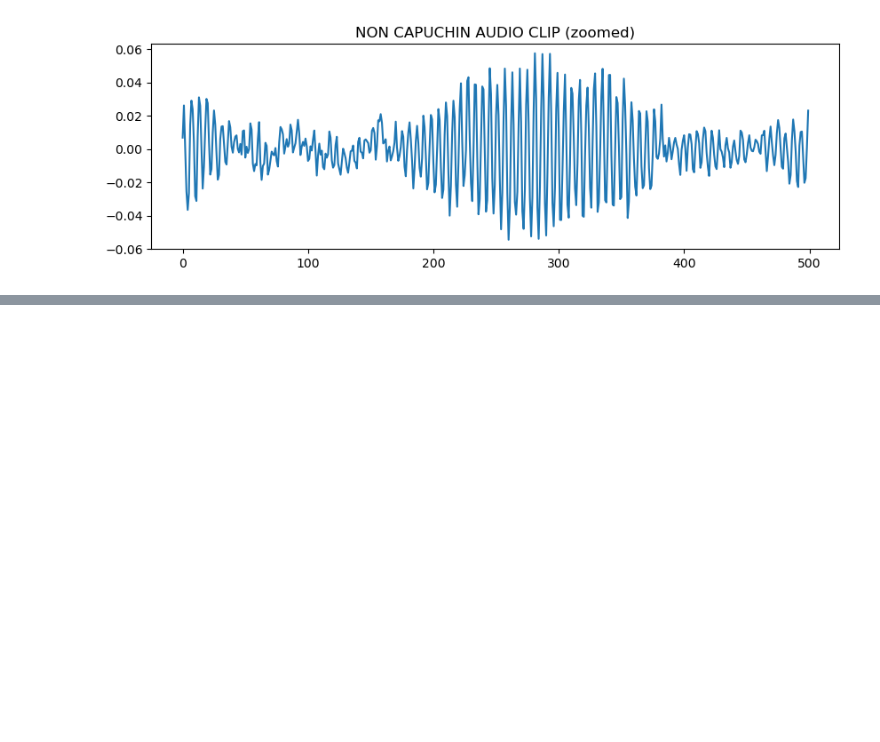
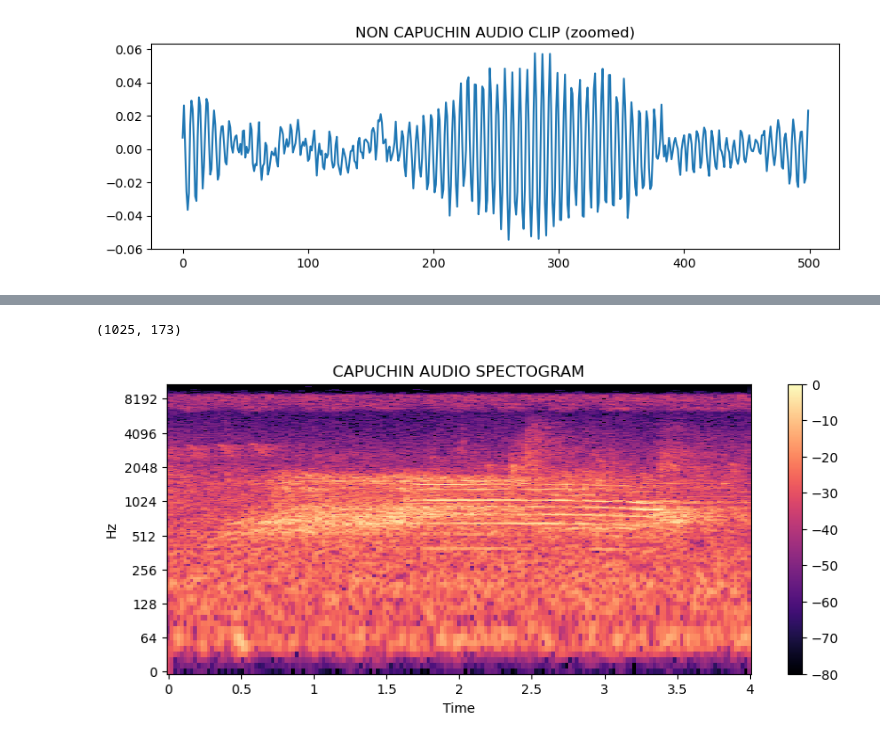
Before and after one commit to MigashaneVictoire/capuchin_bird_audio_classifier, a Jupyter notebook: audio_classification.ipynb, the cells around one changed output, grey strips where cells are left out. Saved outputs shown, nothing was run; the diff lists cells and outputs as text; code cells hidden in the pictures; blank space fills up the shorter version.

Commit message:
add spectogram

```diff
--- a/audio_classification.ipynb
+++ b/audio_classification.ipynb
@@ -100,0 +107,4 @@ plt.show()
+# %%
+# Short-time Fourier transform (STFT) -- Transform audio data
+trans_wav = librosa.stft(wav)
+nc_trans_wav = librosa.stft(nc_wav)
@@ -100,0 +116,4 @@ plt.show()
+# %%
+# amplitude to decibal transformation
+amp_db = librosa.amplitude_to_db(np.abs(trans_wav), ref=np.max)
+nc_amp_db = librosa.amplitude_to_db(np.abs(nc_trans_wav), ref=np.max)
@@ -100,0 +136,12 @@ plt.show()
+# %%
+amp_db.shape
+# %% [output]
+(1025, 173)
+# %%
+fig, ax = plt.subplots(figsize=(10,4))
+img = librosa.display.specshow(amp_db, x_axis="time", y_axis="log", ax=ax)
+fig.colorbar(img, ax=ax)
+plt.title("CAPUCHIN AUDIO SPECTOGRAM")
+plt.show()
+# %% [output]
+[figure, added]
```
Also changed, not shown: parts of 5 cells of this notebook.
